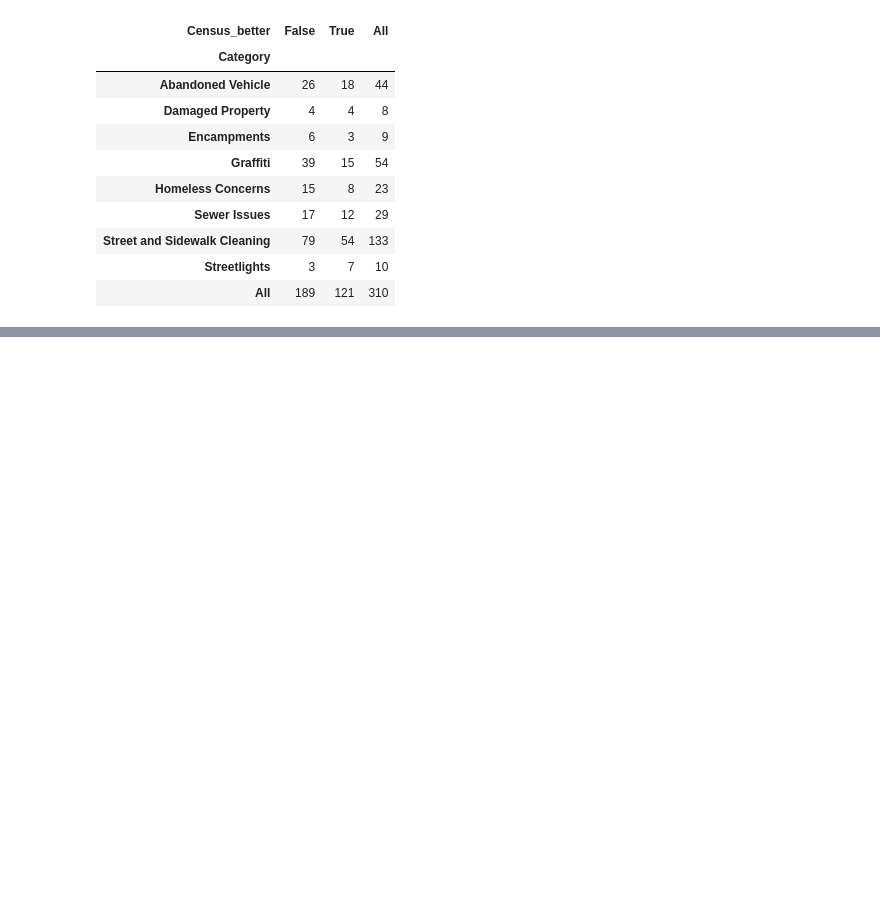
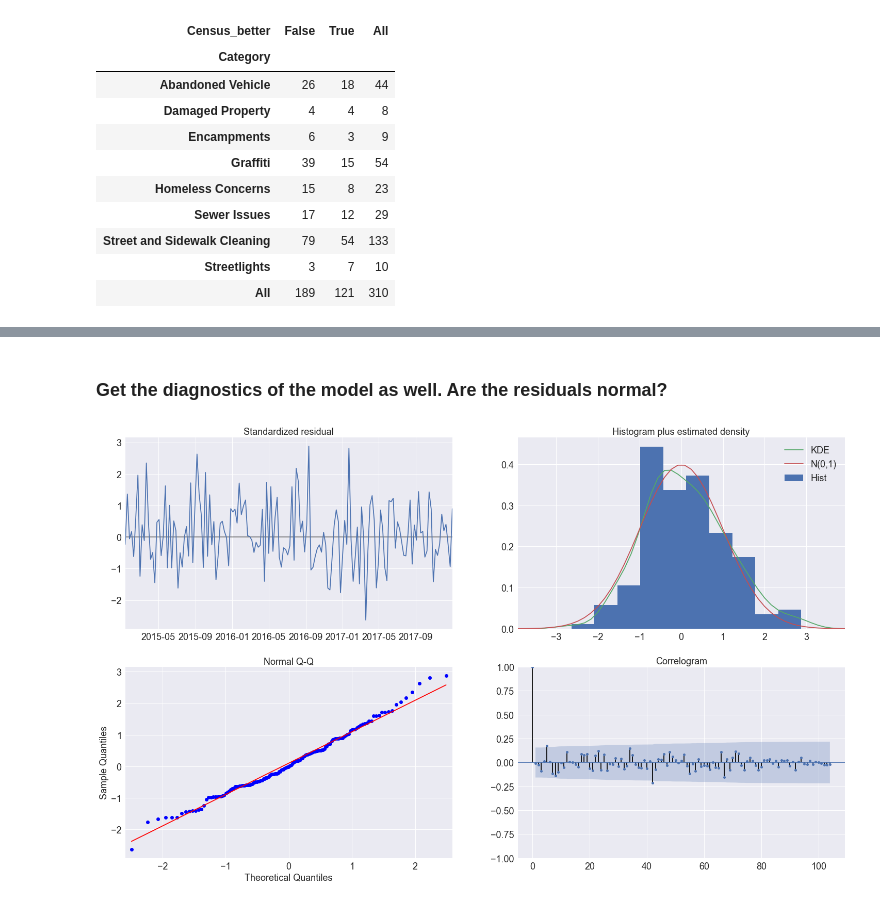
Before and after one commit to pjandir/CapstoneProject2, a Jupyter notebook: timeseries-model.ipynb, the cells around one changed output, grey strips where cells are left out. Cells and saved outputs as stored; diff of their text form; code cells hidden in the pictures; blank space fills up the shorter version.

```diff
--- a/timeseries-model.ipynb
+++ b/timeseries-model.ipynb
@@ -293,0 +327,5 @@ pd.crosstab(out.Category, out.Census_better, margins=True)
+# %%
+#ARIMA(2, 1, 2)x(1, 0, 0, 52)
+mod = sm.tsa.statespace.SARIMAX(cleaning, order=(2,1,2), seasonal_order=(1,0,0,52))
+results = mod.fit()
+print results.summary()
@@ -293,0 +350,7 @@ pd.crosstab(out.Category, out.Census_better, margins=True)
+# %% [markdown]
+### Get the diagnostics of the model as well. Are the residuals normal?
+# %%
+results.plot_diagnostics(figsize=(25,15), lags=52*2)
+plt.show()
+# %% [output]
+[figure, added]
```
Also changed, not shown: parts of 17 cells of this notebook, 1 other file.
